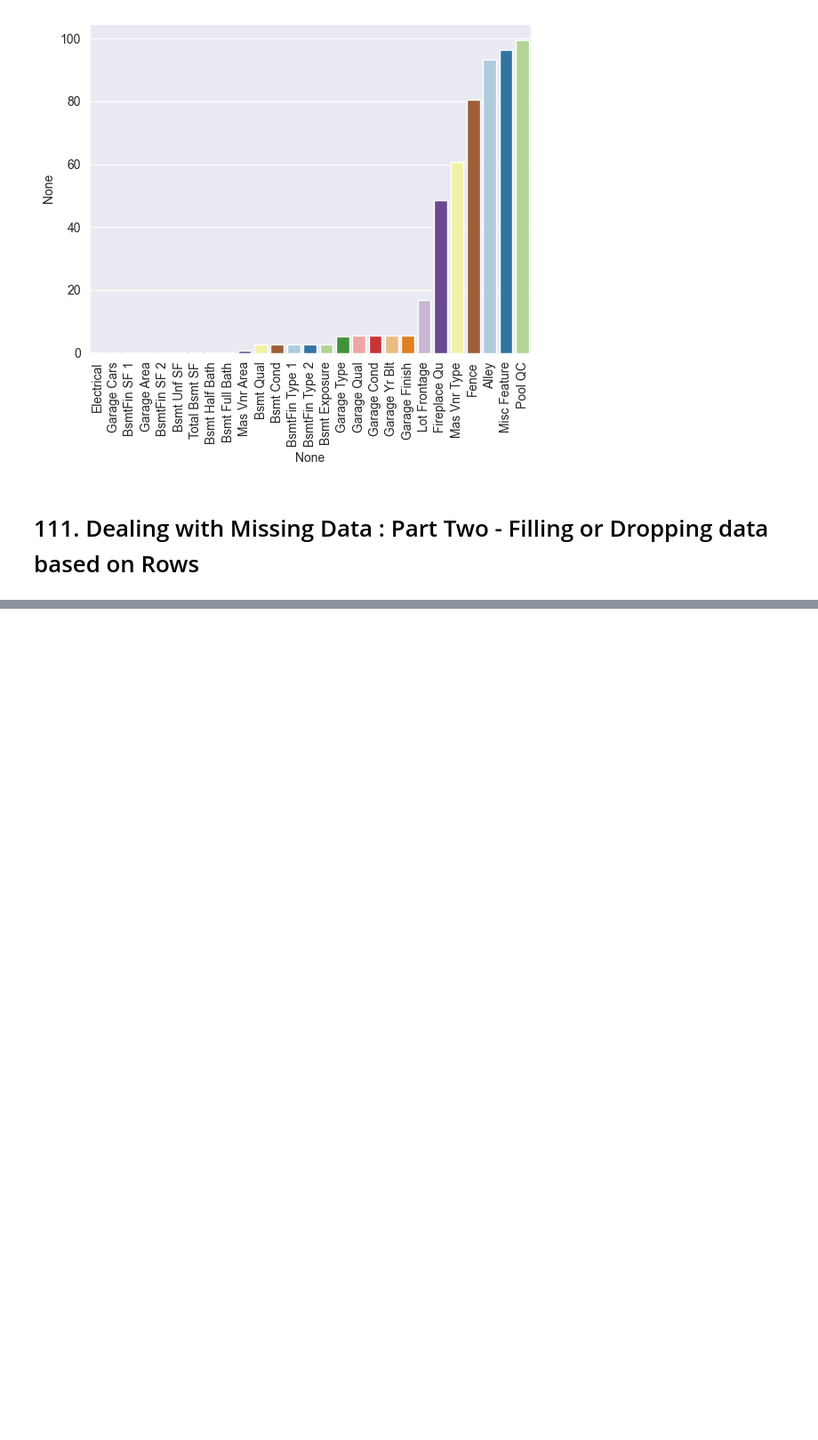
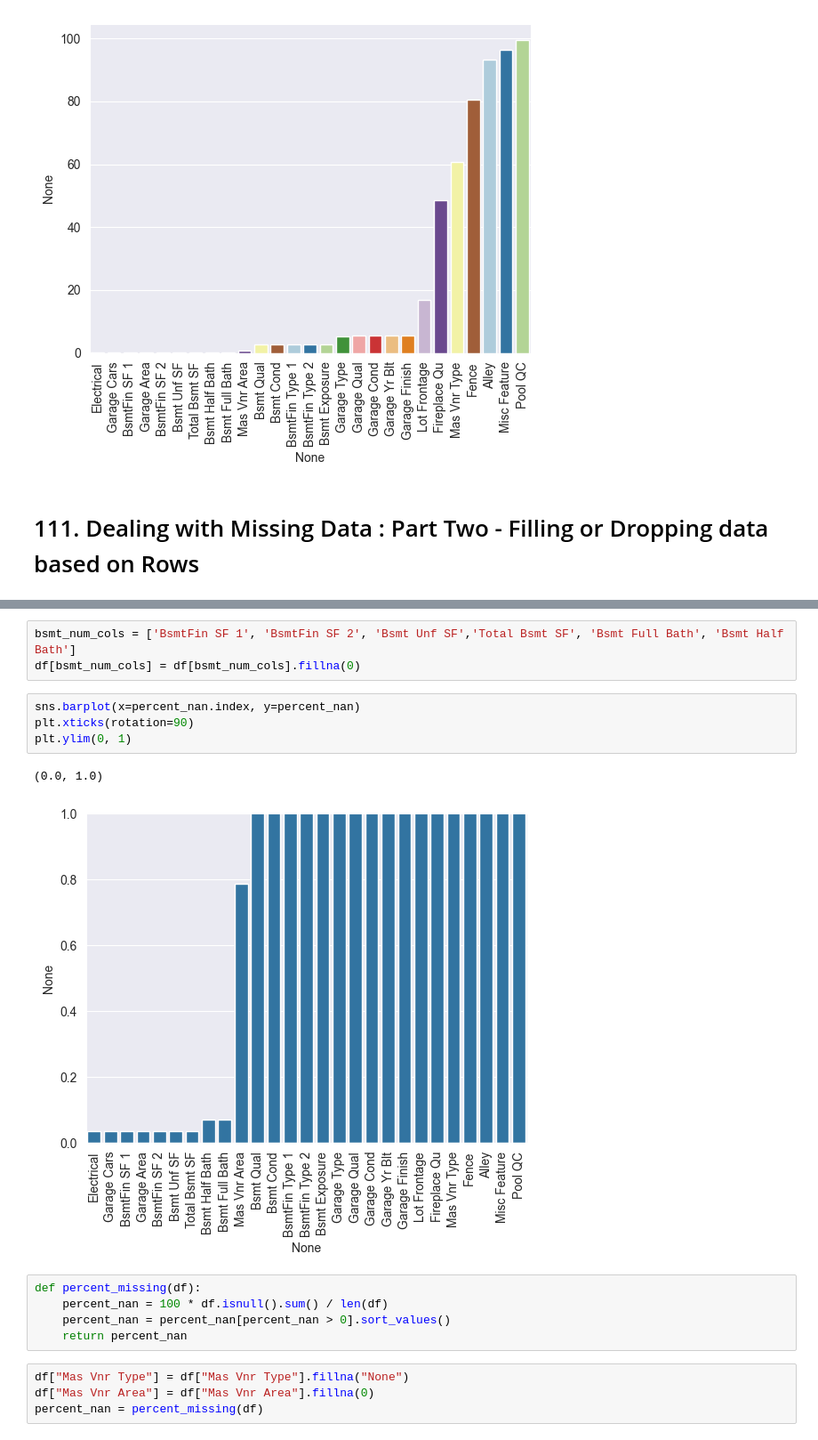
Before and after one commit to ZygimantasB/data_science_ml_learning, a Jupyter notebook: Section 11 Feature Engineering and Data Preparation/Remember 2/remember.ipynb, the cells around one changed output, grey strips where cells are left out. Shown at 89% size. Drawn from its saved outputs; the diff is of its cells as text; blank space fills up the shorter version.

```diff
--- a/Section 11 Feature Engineering and Data Preparation/Remember 2/remember.ipynb
+++ b/Section 11 Feature Engineering and Data Preparation/Remember 2/remember.ipynb
@@ -294,0 +318,19 @@ Passing `palette` without assigning `hue` is deprecated and will be removed in v
+# %%
+bsmt_num_cols = ['BsmtFin SF 1', 'BsmtFin SF 2', 'Bsmt Unf SF','Total Bsmt SF', 'Bsmt Full Bath', 'Bsmt Half Bath']
+df[bsmt_num_cols] = df[bsmt_num_cols].fillna(0)
+# %%
+sns.barplot(x=percent_nan.index, y=percent_nan)
+plt.xticks(rotation=90)
+plt.ylim(0, 1)
+# %% [output]
+(0.0, 1.0)
+[figure, added]
+# %%
+def percent_missing(df):
+    percent_nan = 100 * df.isnull().sum() / len(df)
+    percent_nan = percent_nan[percent_nan > 0].sort_values()
+    return percent_nan
+# %%
+df["Mas Vnr Type"] = df["Mas Vnr Type"].fillna("None")
+df["Mas Vnr Area"] = df["Mas Vnr Area"].fillna(0)
+percent_nan = percent_missing(df)
```
Also changed, not shown: parts of 5 cells of this notebook.
